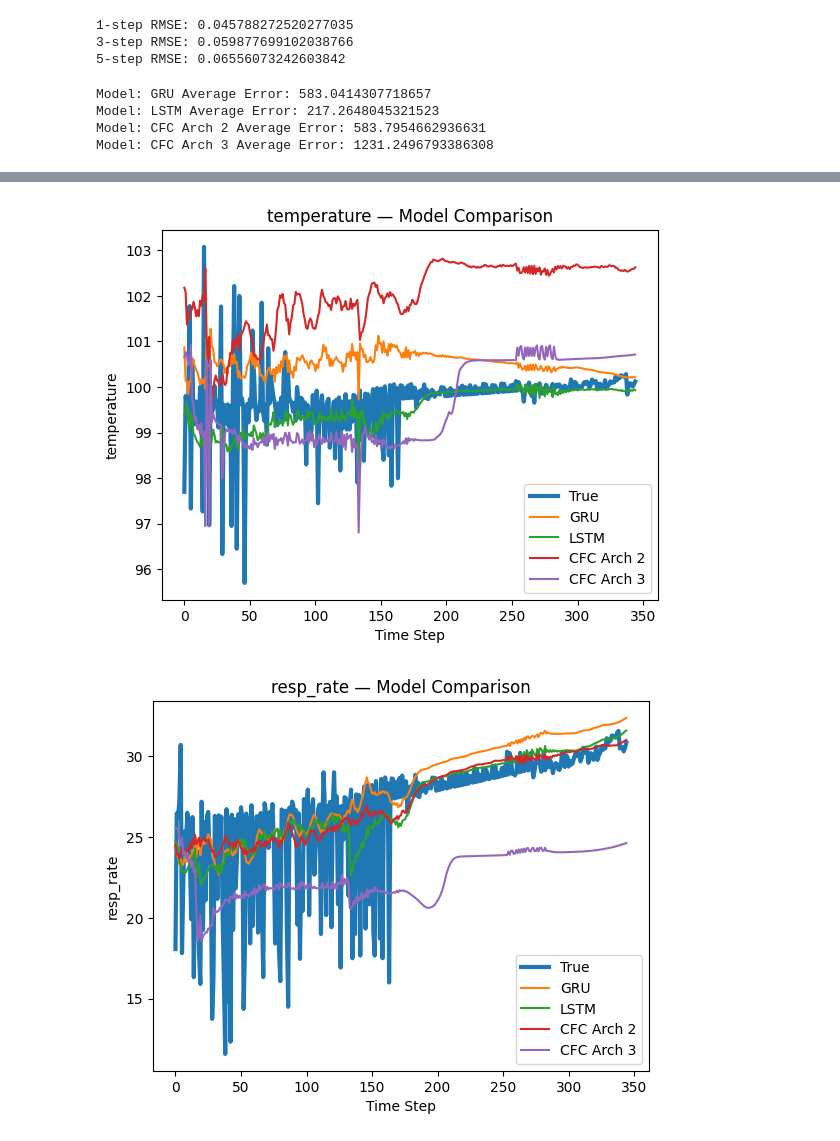
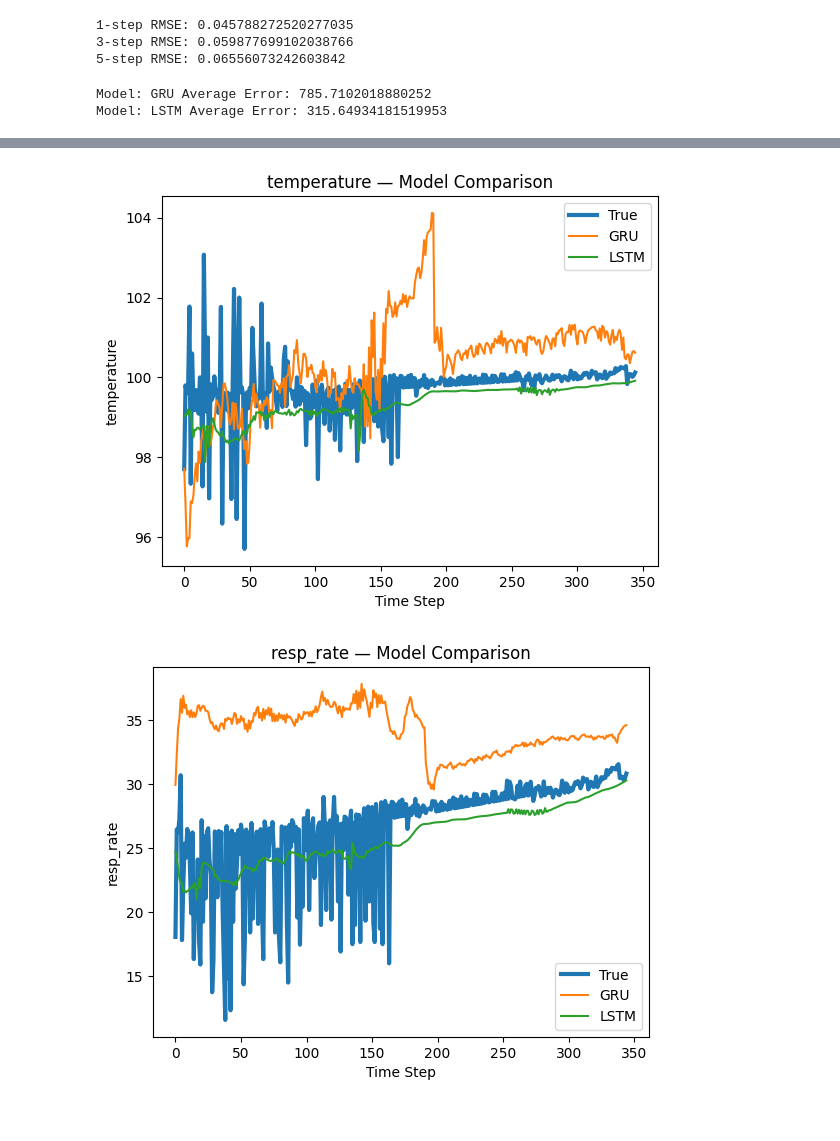
Before and after one commit to theophilus28/LNN-GRU-Comparative, a Jupyter notebook: lnn_setup.ipynb, the cells around one changed output, grey strips where cells are left out. Cells and saved outputs as stored; diff of their text form; code cells hidden in the pictures.

Commit message:
did training rework, results unclear

```diff
--- a/lnn_setup.ipynb
+++ b/lnn_setup.ipynb
@@ -2369,8 +2494,7 @@ print("5-step RMSE:", rollout_rmse(model, test_loader, 5, model_type))
 #test_loader = DataLoader(test_ds, batch_size=64, collate_fn=collate_fn)
 
 model_type = 'ltc'
-model = LTCNetwork(input_size=21, hidden_size=128, output_size=18,
-                   num_layers=2, solver='euler', ode_unfolds=6)
+model = LTCNetwork()
 best_save = "best_ltc.pt"
 model.load_state_dict(torch.load(best_save))
 model.to("cuda")
@@ -2378,7 +2502,6 @@ model.to("cuda")
 print("1-step RMSE:", rollout_rmse(model, test_loader, 1, model_type))
 print("3-step RMSE:", rollout_rmse(model, test_loader, 3, model_type))
 print("5-step RMSE:", rollout_rmse(model, test_loader, 5, model_type))
-#Below scores are obviously poor, but they come from a 1-epoch training run, so that is expected
 # %%
 # rollout for prediction
 
@@ -2578,29 +2701,29 @@ gru_model.load_state_dict(torch.load("best_gru.pt"))
 #gru_model_original.load_state_dict(torch.load("best_gru_original.pt"))
 lstm_model.load_state_dict(torch.load("best_lstm.pt"))
 #lstm_model_original.load_state_dict(torch.load("best_lstm_original.pt"))
-cfc_model.load_state_dict(torch.load("best_cfc_relu.pt"))
-cfc_arch2_model.load_state_dict(torch.load("best_cfc_arch2.pt"))
-cfc_arch3_model.load_state_dict(torch.load("best_cfc_arch3.pt"))
+#cfc_model.load_state_dict(torch.load("best_cfc_relu.pt"))
+#cfc_arch2_model.load_state_dict(torch.load("best_cfc_arch2.pt"))
+#cfc_arch3_model.load_state_dict(torch.load("best_cfc_arch3.pt"))
 #cfc_model_3.load_state_dict(torch.load("best_cfc_dt3.pt"))
 #cfc_model_02.load_state_dict(torch.load("best_cfc_dt02.pt"))
-ltc_model.load_state_dict(torch.load("best_ltc.pt"))
-ltc_model_optim.load_state_dict(torch.load("best_ltc_optim.pt"))
-lrc_model.load_state_dict(torch.load("best_lrc.pt"))
-lrc_model_optim.load_state_dict(torch.load("best_lrc_optim.pt"))
+#ltc_model.load_state_dict(torch.load("best_ltc.pt"))
+#ltc_model_optim.load_state_dict(torch.load("best_ltc_optim.pt"))
+#lrc_model.load_state_dict(torch.load("best_lrc.pt"))
+#lrc_model_optim.load_state_dict(torch.load("best_lrc_optim.pt"))
 models = {
     #"CFC": cfc_model,
     "GRU": gru_model,
     "LSTM": lstm_model,
     #"GRU Original": gru_model_original,
     #"LSTM Original": lstm_model_original,
-    "CFC Arch 2": cfc_arch2_model,
+    #"CFC Arch 2": cfc_arch2_model,
     #"CFC dt=3.0": cfc_model_3,
     #"CFC dt=0.2": cfc_model_02,
-    "CFC Arch 3": cfc_arch3_model,
-    "LTC": ltc_model,
-    "LTC Optimized RK4": ltc_model_optim,
-    "LRC": lrc_model,
-    "LRC Optim": lrc_model_optim
+    #"CFC Arch 3": cfc_arch3_model,
+    #"LTC": ltc_model,
+    #"LTC Optimized RK4": ltc_model_optim,
+    #"LRC": lrc_model,
+    #"LRC Optim": lrc_model_optim
 }
 
 features_to_plot = ["heart_rate", "spo2", "dbp", "temperature", "resp_rate", "creatinine",  "platelets"]
@@ -2625,7 +2748,5 @@ compare_models(
     device="cuda"
 )
 # %% [output]
-Model: GRU Average Error: 583.0414307718657
-Model: LSTM Average Error: 217.2648045321523
-Model: CFC Arch 2 Average Error: 583.7954662936631
-Model: CFC Arch 3 Average Error: 1231.2496793386308
+Model: GRU Average Error: 785.7102018880252
+Model: LSTM Average Error: 315.64934181519953
@@ -2635,2 +2756,2 @@ Model: CFC Arch 3 Average Error: 1231.2496793386308
-[figure, old version]
+[figure, new version]
-[figure, old version]
+[figure, new version]
```
Also changed, not shown: parts of 11 cells of this notebook.
